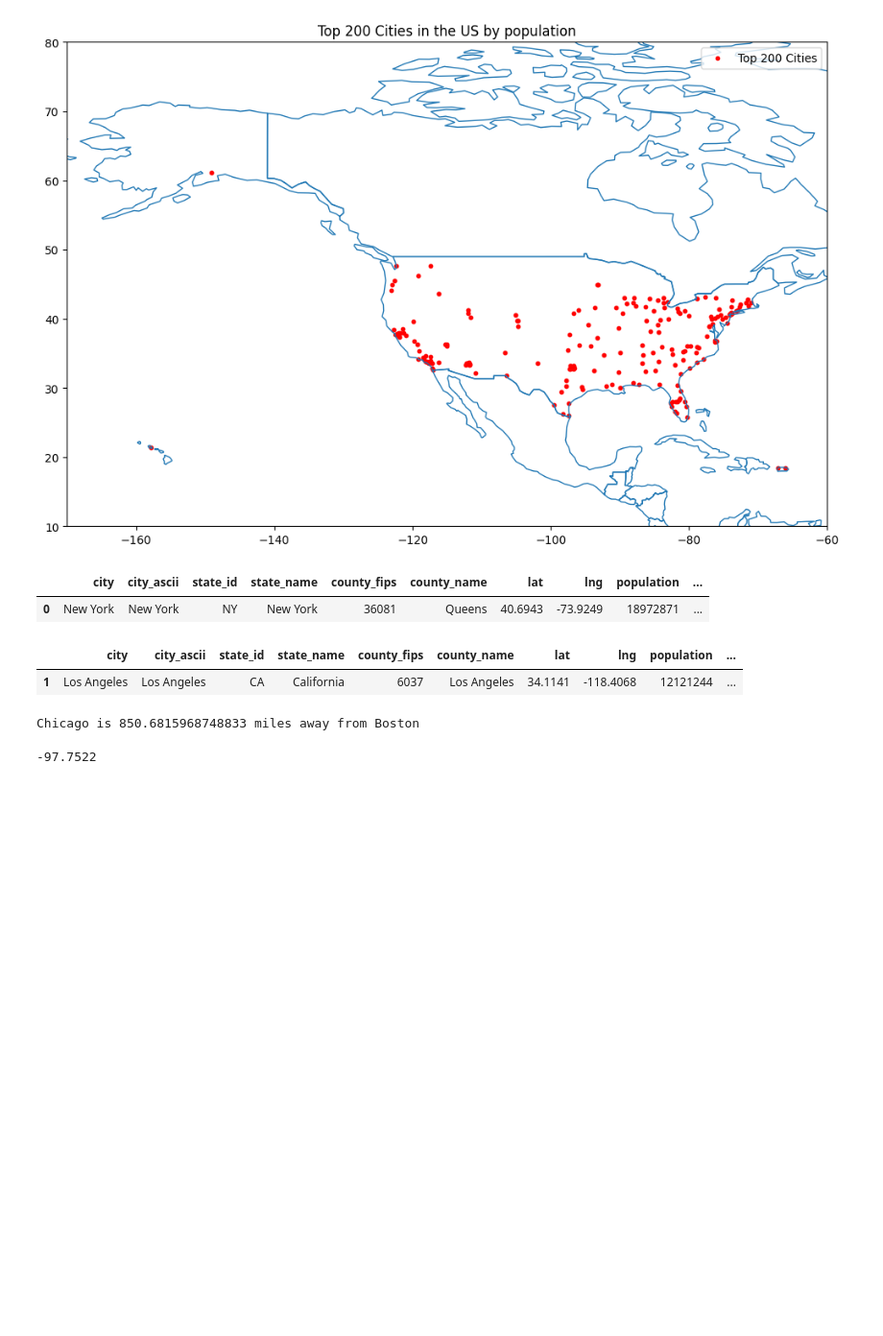
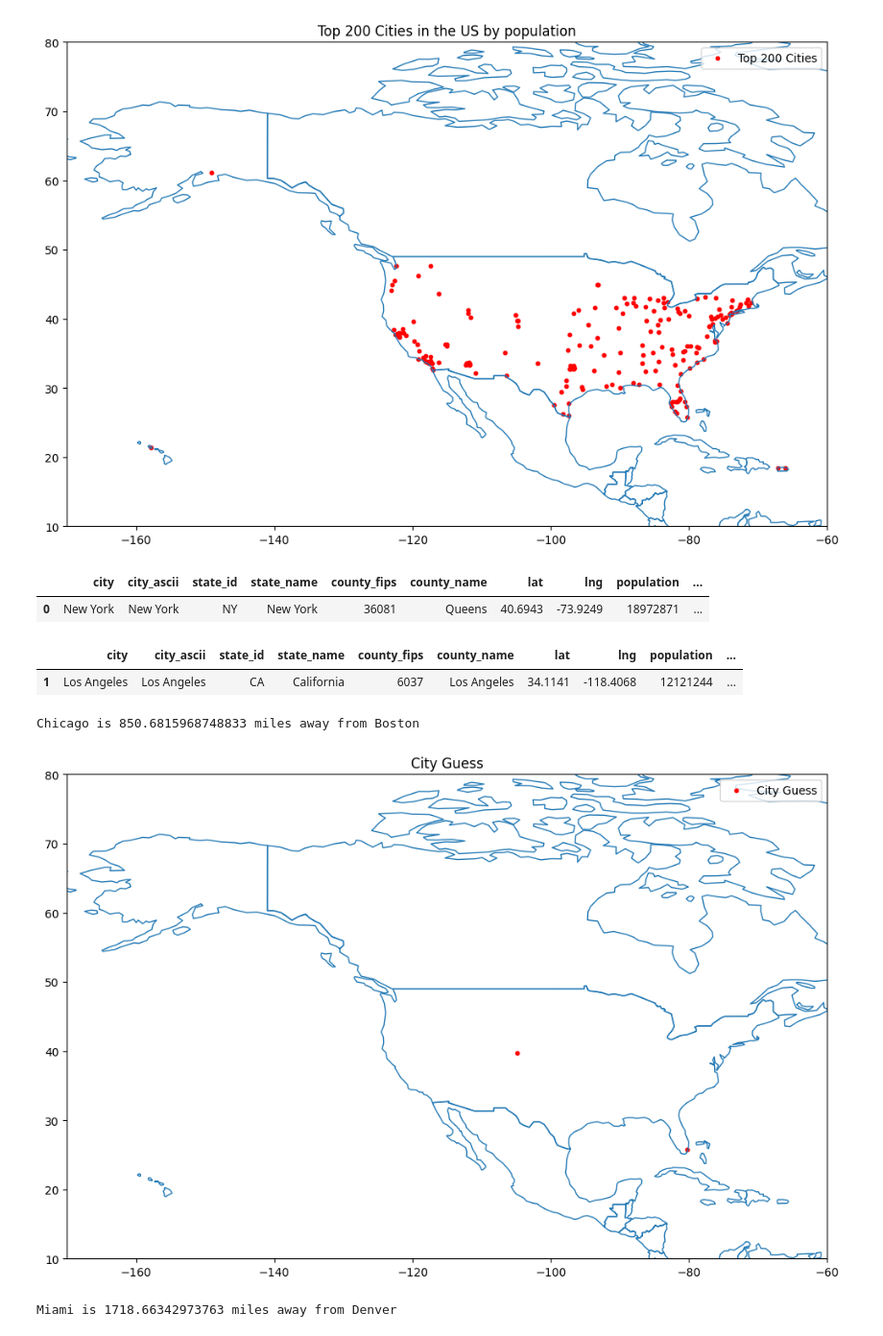
Before and after one commit to Bench-amblee/vscode, a Jupyter notebook: top_cities_notebook.ipynb, the cells around one changed output. Shown at 96% size. Saved outputs shown, nothing was run; the diff lists cells and outputs as text; code cells hidden in the pictures; blank space fills up the shorter version.

```diff
--- a/top_cities_notebook.ipynb
+++ b/top_cities_notebook.ipynb
@@ -121,13 +121,48 @@ def guess_city(answer, guess):
 guess_city('Boston','Chicago')
 # %% [output]
 Chicago is 850.6815968748833 miles away from Boston
-# %%
-#guess_city('New York','Boston')
-
-#guess_city('Los Angeles','Austin')
-
-guess_lon = top_200_cities[top_200_cities['city']=='Austin']['lng']
-
-float(guess_lon)
-# %% [output]
--97.7522
+# %%
+def guess_city_map(answer, guess):
+
+
+    answer_lat = top_200_cities[top_200_cities['city']==answer]['lat'].iloc[0]
+    answer_lon = top_200_cities[top_200_cities['city']==answer]['lng'].iloc[0]
+    guess_lat = top_200_cities[top_200_cities['city']==guess]['lat'].iloc[0]
+    guess_lon = top_200_cities[top_200_cities['city']==guess]['lng'].iloc[0]
+
+    cities_data = [
+        {'city':answer,'lat':answer_lat,'lon':answer_lon},
+        {'city':guess,'lat':guess_lat,'lon':guess_lon}
+    ]
+
+    results_df = pd.DataFrame(cities_data)
+    world = gpd.read_file(gpd.datasets.get_path('naturalearth_lowres'))
+    results_gdf = gpd.GeoDataFrame(results_df, geometry=gpd.points_from_xy(results_df.lon, results_df.lat))
+
+    bbox = [-170, 10, -60, 80]  # (min_lon, min_lat, max_lon, max_lat)
+    fig, ax = plt.subplots(figsize=(12, 8))
+    world.boundary.plot(ax=ax, linewidth=1)
+    results_gdf.plot(ax=ax, color='red', markersize=10, label='City Guess')
+
+    # Set the extent of the map to North America
+    ax.set_xlim(bbox[0], bbox[2])
+    ax.set_ylim(bbox[1], bbox[3])
+
+    # Add a legend
+    plt.legend()
+
+    # Set title
+    plt.title('City Guess')
+
+    # Show the map
+    plt.show()
+
+    distance = distance = haversine_distance(answer_lat, answer_lon, guess_lat, guess_lon)
+
+
+    print(guess + ' is ' + str(distance) + ' miles away from ' + answer)
+# %%
+guess_city_map('Denver','Miami')
+# %% [output]
+[figure, added]
+Miami is 1718.66342973763 miles away from Denver
```
